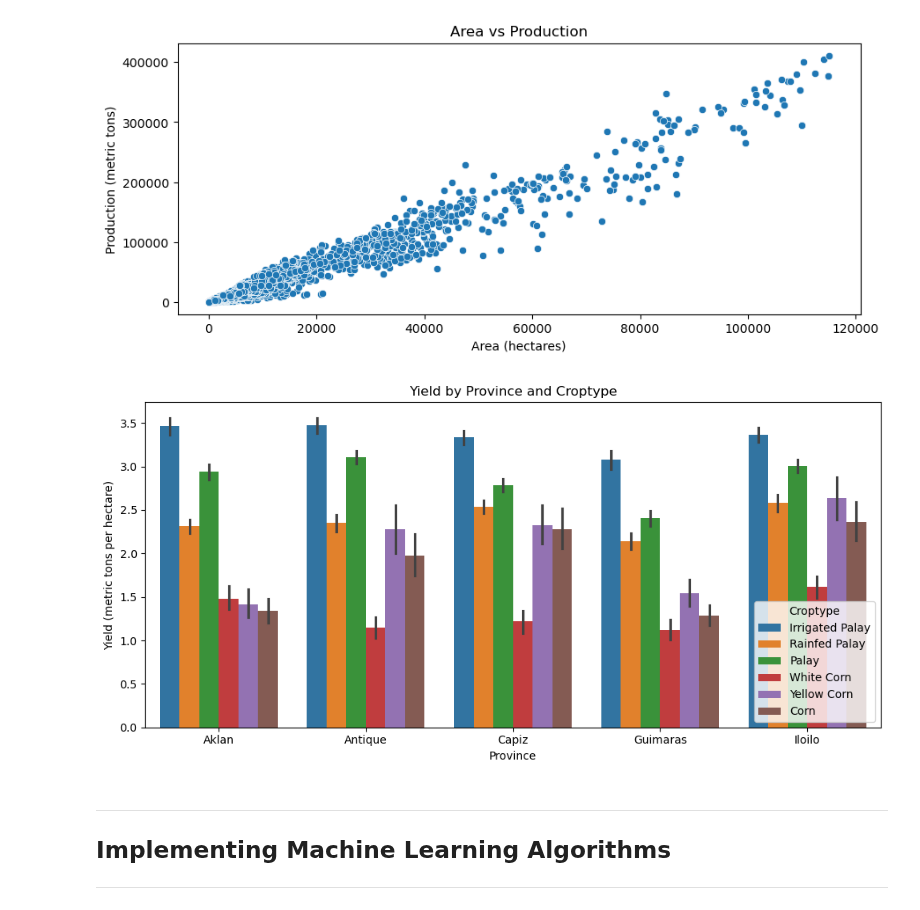
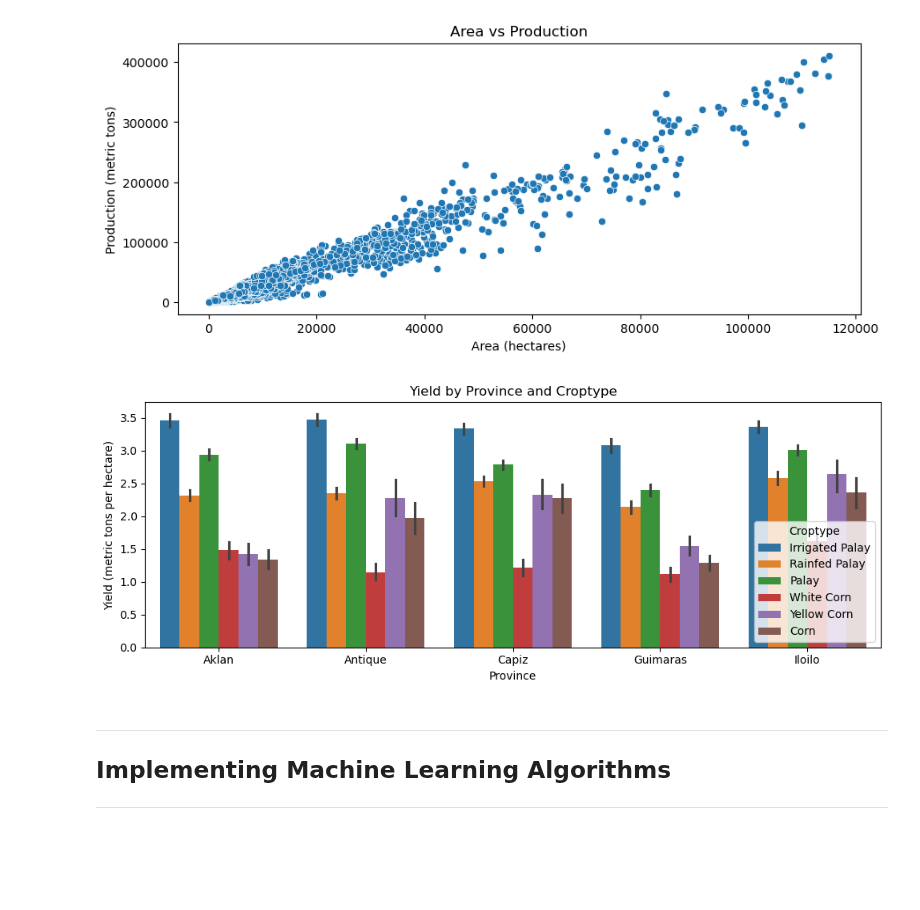
Before and after one commit to kazeulo/Project_197, a Jupyter notebook: project_197.ipynb, the cells around one changed output. Saved outputs shown, nothing was run; the diff lists cells and outputs as text; code cells hidden in the pictures; blank space fills up the shorter version.

```diff
--- a/project_197.ipynb
+++ b/project_197.ipynb
@@ -260,21 +275,21 @@ plt.show()
 [figure]
 # %%
 # Visualizing Yield across Provinces with Croptype
-plt.figure(figsize=(10, 5))
+plt.figure(figsize=(10, 4))
 
 # Create a bar plot with Croptype as the hue to differentiate bars by Croptype
 sns.barplot(x='Province', y='Yield', hue='Croptype', data=dataset)
 
 # Adding titles and labels
 plt.title('Yield by Province and Croptype')
 plt.xlabel('Province')
 plt.ylabel('Yield (metric tons per hectare)')
 
 # Show the plot
 plt.tight_layout()
 plt.show()
 # %% [output]
-[figure, old version]
+[figure, new version]
 # %% [markdown]
 <hr>
 <h2> Implementing Machine Learning Algorithms</h2>
```
Also changed, not shown: parts of 5 cells of this notebook.
